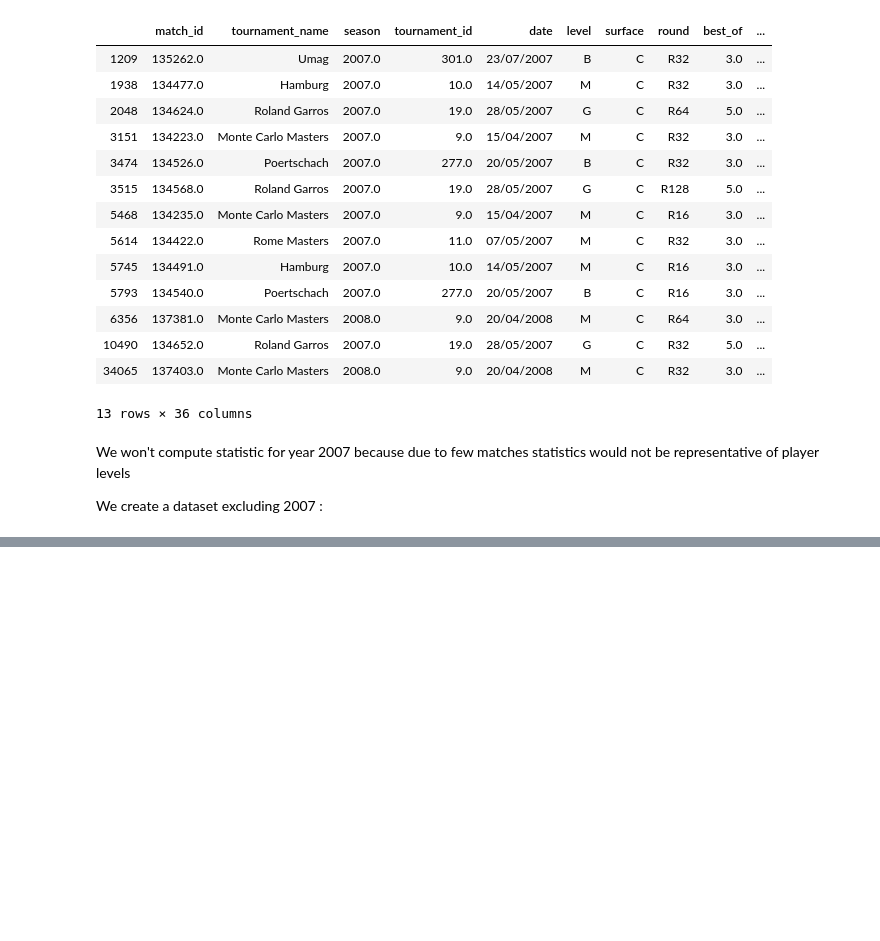
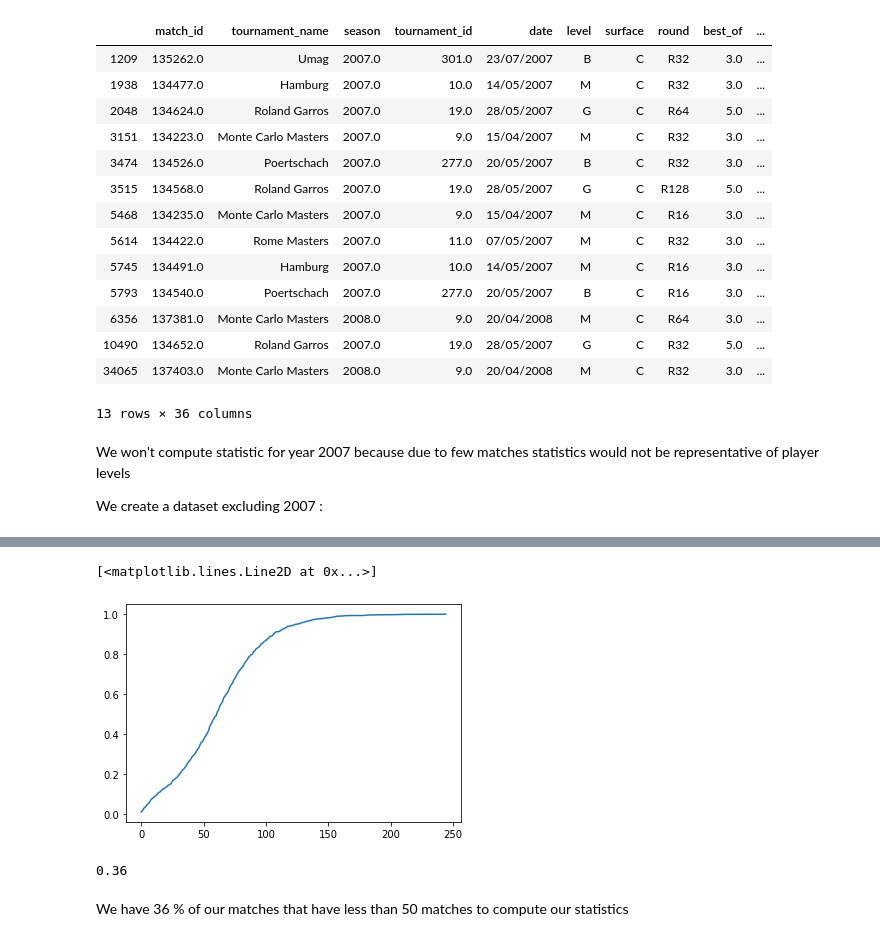
Before and after one commit to Thrynk/Tennis-prediction, a Jupyter notebook: big analysis/feature engineering/Historical averaging.ipynb, the cells around one changed output, grey strips where cells are left out. Cells and saved outputs as stored; diff of their text form; code cells hidden in the pictures; blank space fills up the shorter version.

Commit message:
Continued computation of statistics

```diff
--- a/big analysis/feature engineering/Historical averaging.ipynb
+++ b/big analysis/feature engineering/Historical averaging.ipynb
@@ -175,0 +255,11 @@ np.isnan(fs_column).sum()
+# %%
+plt.plot(cdf.index, cdf.cumsum() / cdf.cumsum().max())
+# %% [output]
+[<matplotlib.lines.Line2D at 0x...>]
+[figure, added]
+# %%
+cdf[cdf.index < 50].sum() / cdf.cumsum().max()
+# %% [output]
+0.36
+# %% [markdown]
+We have 36 % of our matches that have less than 50 matches to compute our statistics
```
Also changed, not shown: parts of 9 cells of this notebook.
